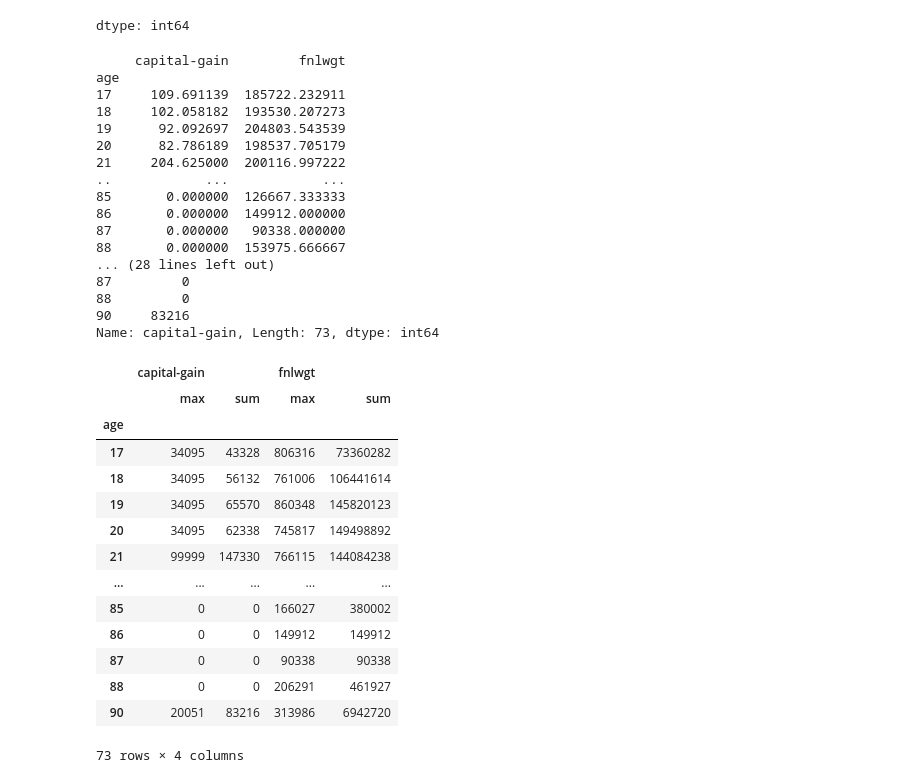
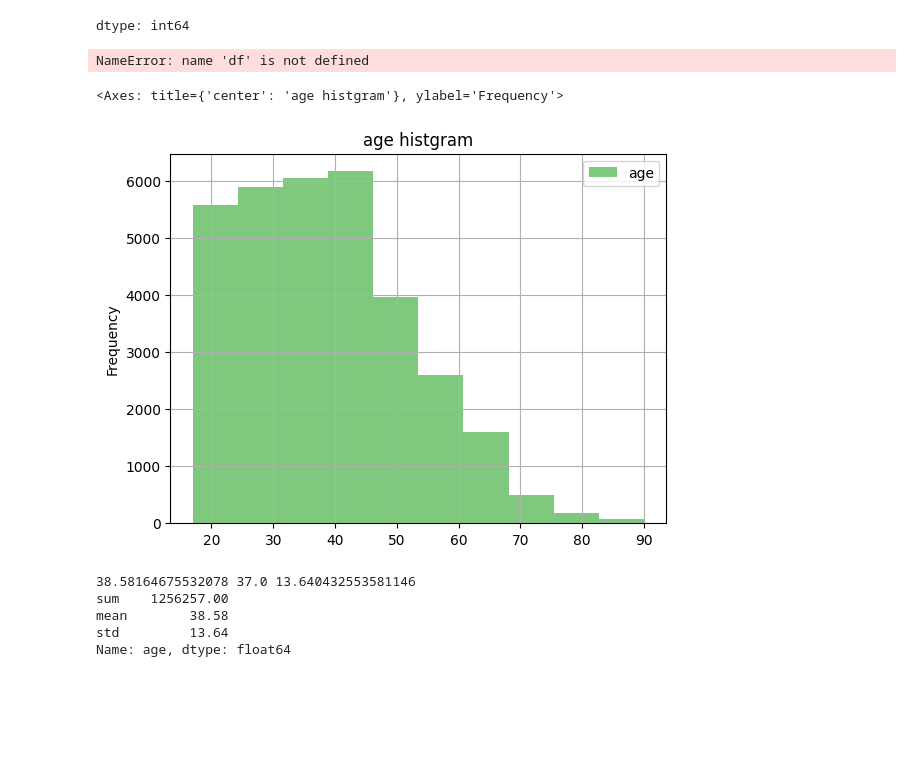
Before and after one commit to doremococo/python-bootcamp, a Jupyter notebook: chapter2.ipynb, the cells around one changed output. Drawn from its saved outputs; the diff is of its cells as text; code cells hidden in the pictures; blank space fills up the shorter version.

```diff
--- a/chapter2.ipynb
+++ b/chapter2.ipynb
@@ -150,43 +150,34 @@ print(ave_cg_fnl)
 # group の特定の列の集計において、複数の条件（合計、平均、最大など）をみたい時は agg(dict形式)で渡す
 agg_cg_fnl= age_group.agg({"capital-gain": ["mean", "max"] ,"fnlwgt": ["sum", "median"]})
 print(agg_cg_fnl)
-
-
-# 合計の時は sum()
-sum_capital_gain = age_group["capital-gain"].sum()
-print(sum_capital_gain)
-
-df.groupby("age").agg({"capital-gain": ["max", "sum"], "fnlwgt": ["max", "sum"]})
 # %% [output]
-     capital-gain         fnlwgt
-age
-17     109.691139  185722.232911
-18     102.058182  193530.207273
-19      92.092697  204803.543539
-20      82.786189  198537.705179
-21     204.625000  200116.997222
-..            ...            ...
-85       0.000000  126667.333333
-86       0.000000  149912.000000
-87       0.000000   90338.000000
-88       0.000000  153975.666667
-... (28 lines left out)
-87         0
-88         0
-90     83216
-Name: capital-gain, Length: 73, dtype: int64
+NameError: name 'df' is not defined
-|  | capital-gain |  | fnlwgt |  |
-|  | max | sum | max | sum |
-| age |  |  |  |  |
-| 17 | 34095 | 43328 | 806316 | 73360282 |
-| 18 | 34095 | 56132 | 761006 | 106441614 |
-| 19 | 34095 | 65570 | 860348 | 145820123 |
-| 20 | 34095 | 62338 | 745817 | 149498892 |
-| 21 | 99999 | 147330 | 766115 | 144084238 |
-| ... | ... | ... | ... | ... |
-| 85 | 0 | 0 | 166027 | 380002 |
-| 86 | 0 | 0 | 149912 | 149912 |
-| 87 | 0 | 0 | 90338 | 90338 |
-| 88 | 0 | 0 | 206291 | 461927 |
-| 90 | 20051 | 83216 | 313986 | 6942720 |
-73 rows × 4 columns
+# %%
+# 2-08 データを可視化する df に含まれる[age]列のヒストグラムを表示
+df["age"].plot(
+    kind="hist",
+    title="age histgram",
+    colormap="Accent",
+    legend=True,
+    grid=True
+    )
+# %% [output]
+<Axes: title={'center': 'age histgram'}, ylabel='Frequency'>
+[figure, added]
+# %%
+# 2-09 [age]列で平均値、中央値、標準偏差を求める
+# 標準偏差は std()
+df_mean = df["age"].mean()
+df_median = df["age"].median()
+df_std = df["age"].std()
+print(df_mean, df_median, df_std)
+
+# agg だとまとめて書ける
+df_output = df["age"].agg(["sum", "mean", "std"])
+print(df_output)
+# %% [output]
+38.58164675532078 37.0 13.640432553581146
+sum    1256257.00
+mean        38.58
+std         13.64
+Name: age, dtype: float64
```
Also changed, not shown: parts of 2 cells of this notebook.
